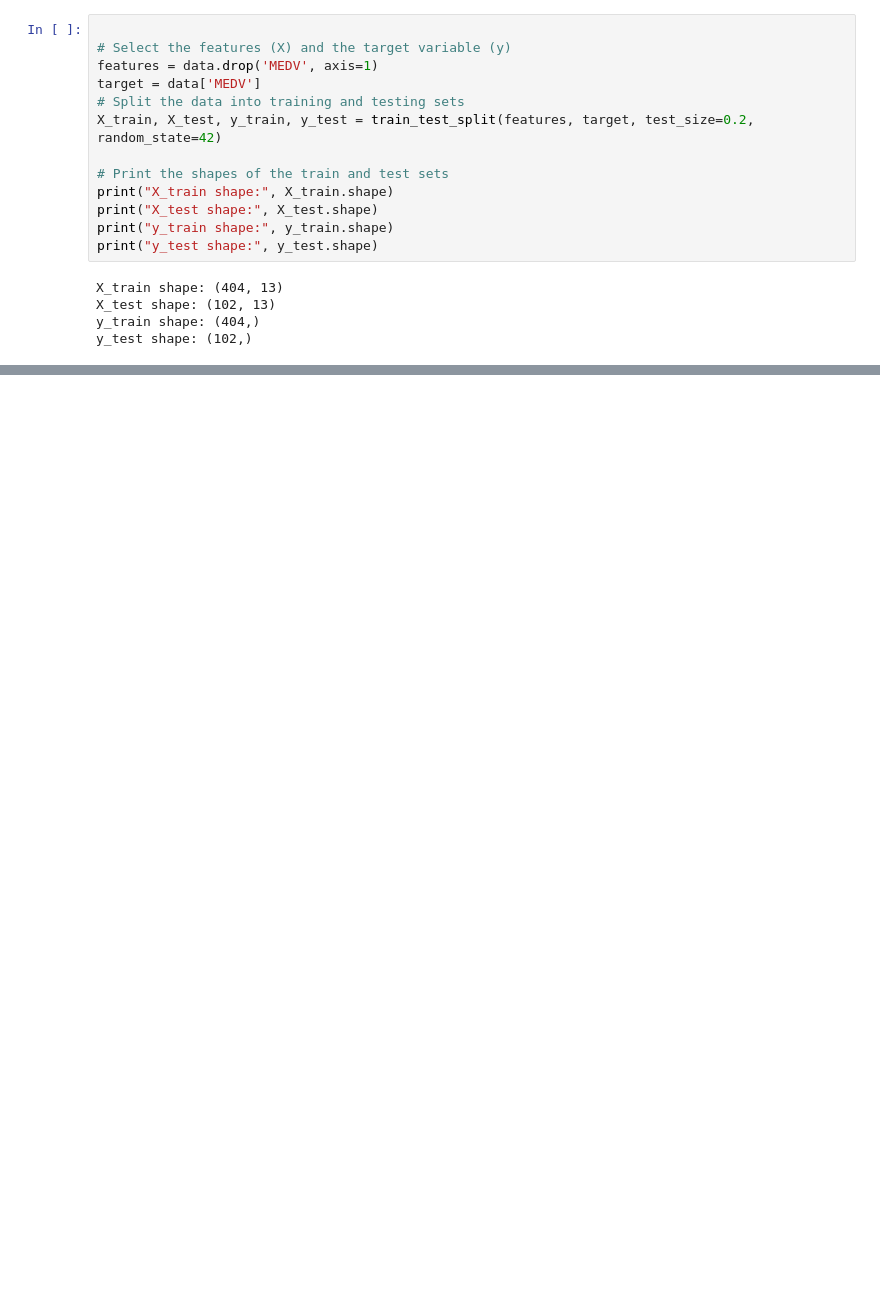
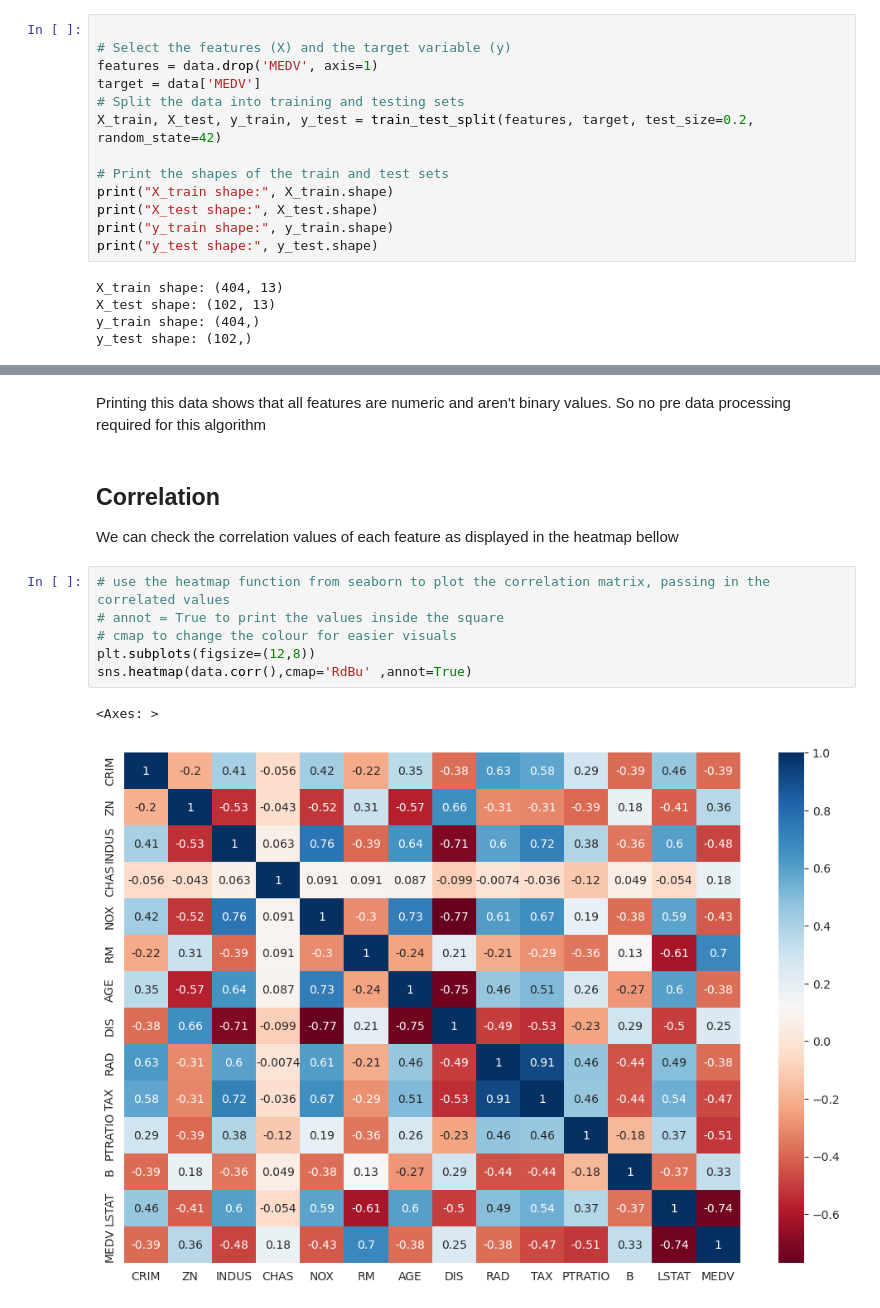
Before and after one commit to mattoh2410/F20DXCW, a Jupyter notebook: F20DX_CW.ipynb, the cells around one changed output, grey strips where cells are left out. Cells and saved outputs as stored; diff of their text form; blank space fills up the shorter version.

```diff
--- a/F20DX_CW.ipynb
+++ b/F20DX_CW.ipynb
@@ -65,0 +115,14 @@ y_test shape: (102,)
+# %% [markdown]
+Printing this data shows that all features are numeric and aren't binary values. So no pre data processing required for this algorithm
+# %% [markdown]
+## Correlation
+We can  check the correlation values of each feature as displayed in the heatmap bellow
+# %%
+# use the heatmap function from seaborn to plot the correlation matrix, passing in the correlated values
+# annot = True to print the values inside the square
+# cmap to change the colour for easier visuals
+plt.subplots(figsize=(12,8))
+sns.heatmap(data.corr(),cmap='RdBu' ,annot=True)
+# %% [output]
+<Axes: >
+[figure, added]
```
Also changed, not shown: parts of 15 cells of this notebook.
